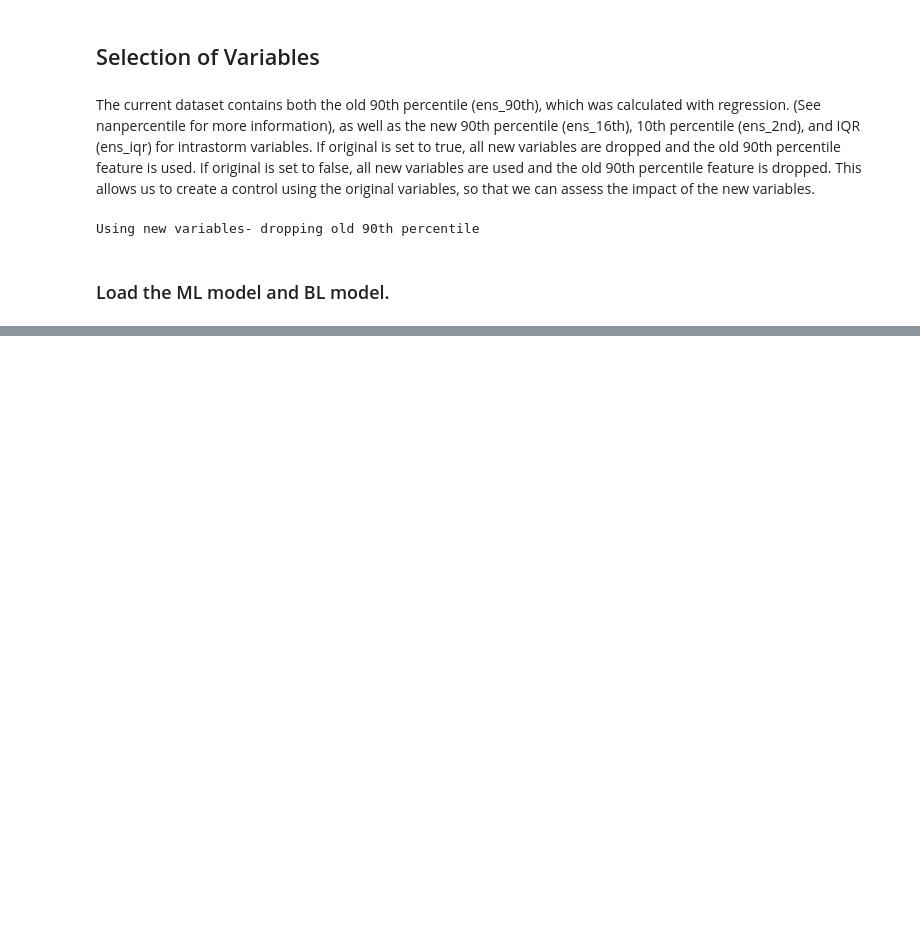
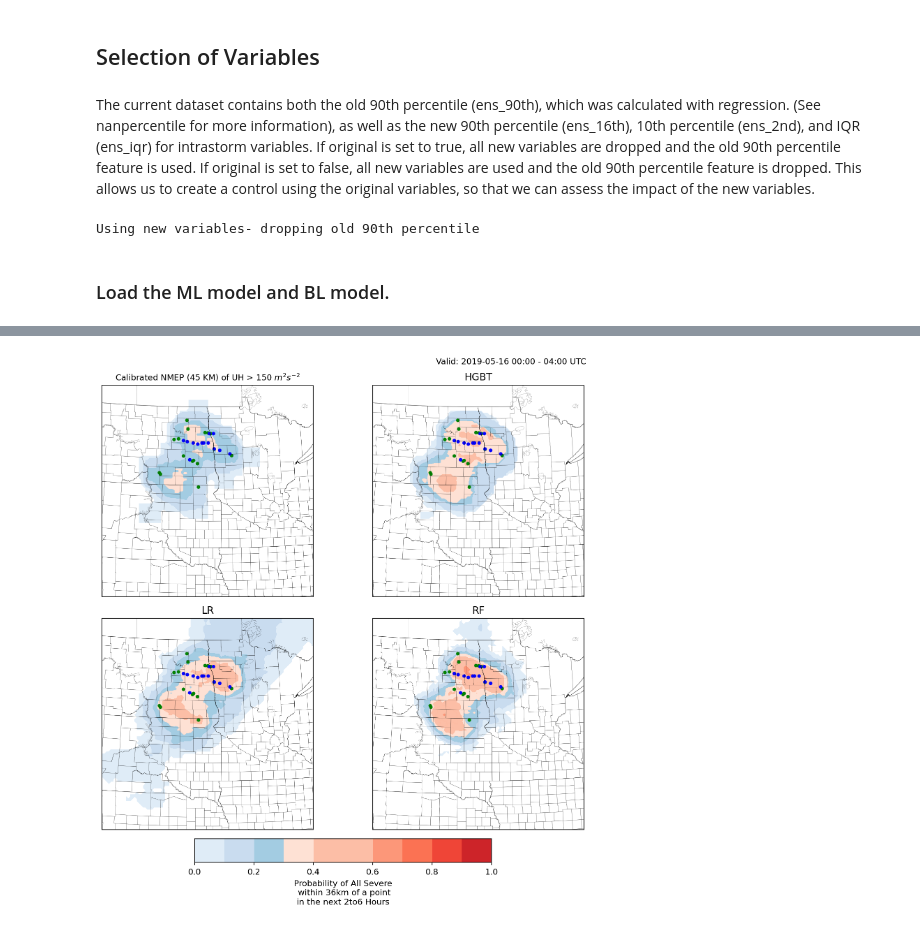
Before and after one commit to NOAA-National-Severe-Storms-Laboratory/frdd-wofs-ml-w2w, a Jupyter notebook: notebooks/visualize_predictions.ipynb, the cells around one changed output, grey strips where cells are left out. Cells and saved outputs as stored; diff of their text form; code cells hidden in the pictures; blank space fills up the shorter version.

```diff
--- a/notebooks/visualize_predictions.ipynb
+++ b/notebooks/visualize_predictions.ipynb
@@ -236,18 +236,11 @@ from scipy.ndimage import uniform_filter, maximum_filter
 
 from wofs.plotting.util import decompose_file_path
 from wofs.plotting.wofs_colors import WoFSColors
-#from wofs.verification.lsrs.get_storm_reports import StormReports
 from wofs.verification.lsrs.get_storm_reports import StormReports
 
 # Get the storm reports.
 comps = decompose_file_path(indir)
 
-#if TIMESCALE=='0to3':
-    #init_time = comps['VALID_DATE']+comps['VALID_TIME']
-#    init_time = comps['VALID_DATE']+comps['INIT_TIME'] #0000 of date+1
-    #init_time=str(int(comps['VALID_DATE'])+1)+'0000' #0000 of date +1
-#else:
-#    init_time=str(int(comps['VALID_DATE'])+1)+'0000' #0000 of date+1, which is the valid time
 
 print(init_time)
 print(comps['VALID_DATE']+comps['VALID_TIME'])
@@ -255,16 +248,15 @@ print(comps['VALID_DATE']+comps['VALID_TIME'])
 deltat=5
 start_time=(pd.to_datetime(comps['VALID_DATE']+comps['INIT_TIME'])+dt.timedelta(minutes=int(comps['TIME_INDEX'])*deltat)).strftime('%Y%m%d%H%M')
 print(start_time)
-#####Need to find Dir where stormreports are located
-if TIMESCALE=='0to3':
-    forecast_length=180
-else:
-    forecast_length=240
+
+forecast_length=180 if TIMESCALE=='0to3' else 240
+
+
 
 report = StormReportLoader(initial_time=start_time,
             forecast_length=forecast_length,
             err_window=15,
-            reports_path='/work/samuel.varga/data/2to6_hr_severe_wx/reports/STORM_EVENTS_{0}-{0}.csv'.format(str(date)[0:4]), #change this
+            reports_path='/work/mflora/LSRS/StormEvents_2017-2022.csv', #.format(str(date)[0:4]), #change this
             report_type='NOAA'
             )
 
@@ -290,7 +275,7 @@ titles = {'hail' : 'Severe Hail',
 baseline_names = {'hail' : 'Calibrated NMEP (45 km) of HAILCAST > 1.0 in',
                   'wind' : 'Calibrated NMEP (45 km) of 80-m wind speed > 40 kts',
                   'tornado' : r'Calibrated NMEP (45 km) of UH > 150 $m^2 s^{-2}$',
-                  'all' : r'Calibrated NMEP (27 KM) of UH > 50 $m^2 s^{-2}$'
+                  'all' : r'Calibrated NMEP (45 KM) of UH > 150 $m^2 s^{-2}$'
                  } #Need to update the UH threshold title
 # %%
 #rprt_df=geo_df.copy()
@@ -404,0 +314,74 @@ temp['lat/lon'] = temp['lat.lon'].buffer(size) #Have to set df.crs, size depends
+# %%
+%matplotlib inline
+hazard='all'
+
+
+hazard_color = {'hail' : 'g', 'wind': 'b', 'tornado': 'r'}
+fig, axes = plt.subplots(figsize=(10,8), facecolor='w',
+                     dpi=170, nrows=2, ncols=2, subplot_kw={'projection': projection},
+                        constrained_layout=True)
+
+models = ['BL', 'hist', 'logistic', 'random'] #random/ADAM
+model_names = [baseline_names[hazard], 'HGBT', 'LR', 'RF']
+
+
+if hazard != 'tornado':
+    levels = np.arange(0, 1.1, 0.1)
+else:
+    levels = np.arange(0, 0.5, 0.001)
+
+# All 3 Models and BL
+for ax, model, name in zip(axes.flat, models, model_names):
+    if model == 'BL':
+        pred = get_bl_pred(X_bl, shape, hazard, scale, FRAMEWORK=FRAMEWORK, TIMESCALE=TIMESCALE)
+    else:
+        pred = get_ml_pred(X, shape, hazard, scale, model, FRAMEWORK=FRAMEWORK, TIMESCALE=TIMESCALE)
+
+    add_map_stuff(ax, states, shape_feature)
+    pred = np.ma.masked_where(pred<=0.025, pred)
+
+    #cmap=WoFSColors.wz_cmap
+    cf = ax.contourf(lons,lats, pred, cmap=WoFSColors.wz_cmap, alpha=0.95, levels=levels,
+                transform = crs, )
+
+    ##point_lat, point_lon = points[hazard]
+    if All:
+        for Lorem in ['hail','wind','tornado']:
+            _points=points[Lorem]
+            ax.scatter(_points[:,1],_points[:,0], s=10, color=hazard_color[Lorem], alpha=0.8, zorder=1, transform=crs)
+    else:
+        _points = points[hazard]
+        ax.scatter(_points[:,1],_points[:,0], s=900, color='k', alpha=0.8, zorder=1, transform=crs) #s=10
+
+
+    ax = set_extent(ax, projection , crs, lats, lons,)
+    fontsize = 10 if len(name) > 5 else 12
+    ax.set_title(name, fontsize=fontsize)
+
+fig.tight_layout()
+#plt.subplots_adjust(hspace=0.2, wspace=0.0)
+axes[0,1].annotate(title, (0.3, 1.1), xycoords='axes fraction', fontsize=10, color='k')
+
+cax = fig.add_axes([0.25, -0.05, 0.5, 0.05])
+
+fig.colorbar(cf,
+           cax=cax,
+             #label=f'Probability of any severe weather\n within {scale} of a point\nin the next 2-6 Hours',
+           label=f'Probability of {titles[hazard]}\n within {scale} of a point\nin the next {TIMESCALE} Hours',
+          orientation='horizontal')
+
+#Add 36/18/9km radius to storm reports
+if False:
+    for ax in axes.flat:
+        if All:
+            for Lorem in ['hail','wind','tornado']:
+                _points = points[Lorem]
+                for pair in zip(_points[::3,1], _points[::3,0]):
+                    repX, repY = circleofRadius(pair[1],pair[0], 36)
+                    ax.plot(repX, repY, transform=crs, color='k', linewidth=1, alpha=0.5)
+        else:
+            for pair in zip(_points[:,1], _points[:,0]):
+                repX, repY = circleofRadius(pair[1],pair[0], 36)
+                ax.plot(repX, repY, transform=crs, color='k', linewidth=1)
+# %% [output]
+[figure, new version]
```
Also changed, not shown: parts of 16 cells of this notebook, 7 other files.
